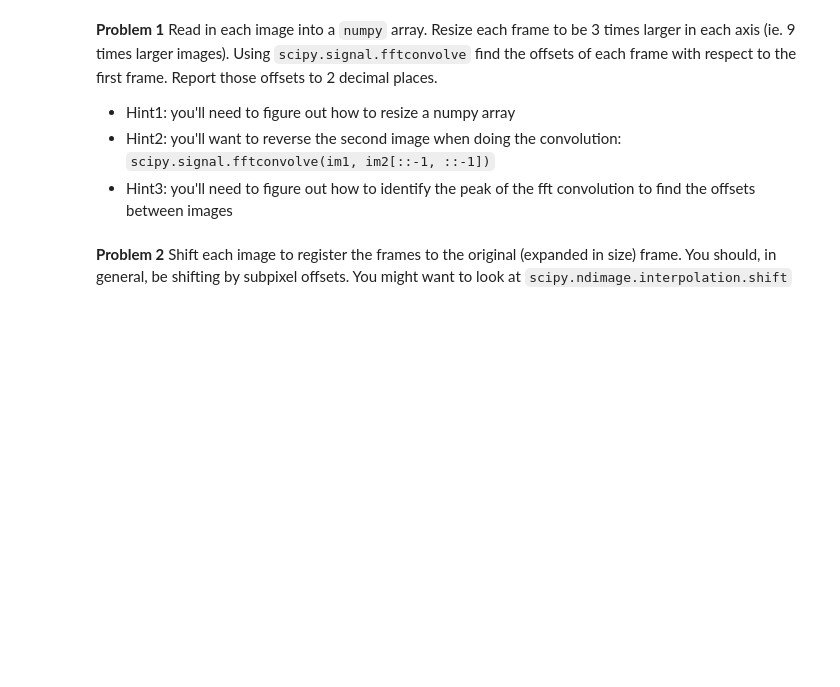
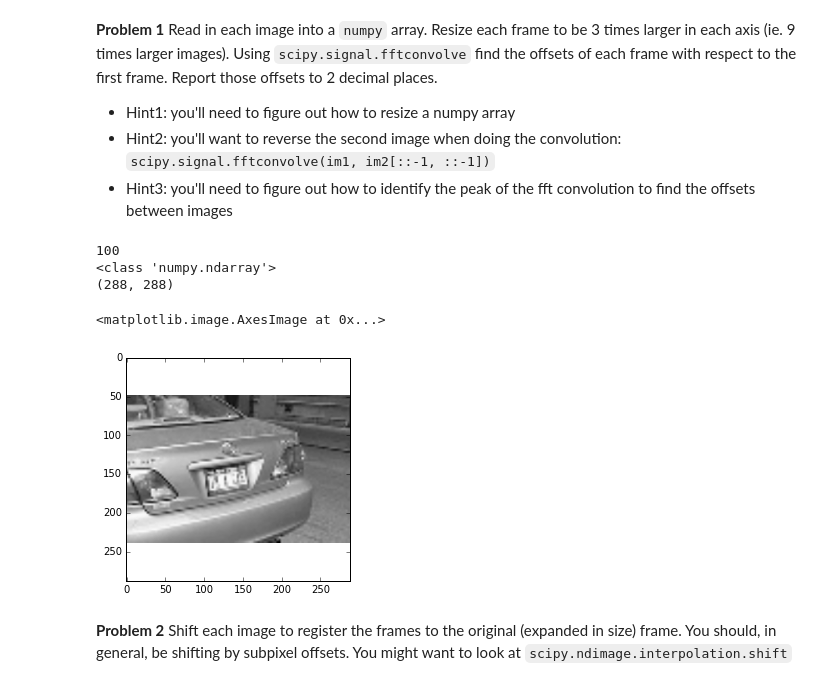
Before and after one commit to cyivy1992/AY250-homeworks, a Jupyter notebook: hw_1/hw_1_assignment.ipynb, the cells around one changed output. Saved outputs shown, nothing was run; the diff lists cells and outputs as text; code cells hidden in the pictures; blank space fills up the shorter version.

```diff
--- a/hw_1/hw_1_assignment.ipynb
+++ b/hw_1/hw_1_assignment.ipynb
@@ -66,6 +66,43 @@ tar -xvzf homework1_data.tgz  # do NOT check this files into git...
    - Hint1: you'll need to figure out how to resize a numpy array
    - Hint2: you'll want to reverse the second image when doing the convolution: `scipy.signal.fftconvolve(im1, im2[::-1, ::-1])`
    - Hint3: you'll need to figure out how to identify the peak of the fft convolution to find the offsets between images
+# %%
+# Here I assume that the "first frame" refers to the image given in the data directory, labeled by im2-1 (instead of the im2-0)
+# All other images are stored at a directory called data, which is located at the same folder as this ipynb file
+
+# Load packages
+from __future__ import absolute_import, division, print_function
+import os
+import numpy as np
+import scipy as sp
+from scipy import ndimage, misc
+
+
+# Read in images to a list of 2-D numpy arrays, all treated as gray-scale
+images = []
+#cwd = os.getcwd()
+#print(cwd)
+for root, dirnames, filenames in os.walk("data"):
+    for filename in filenames:
+        filepath = os.path.join(root, filename)
+        image = ndimage.imread(filepath, flatten=True)
+        images.append(image)
+
+# check
+# print(len(images))
+# print(type(images[0]))
+# print(images[0].shape)
+# import matplotlib.pyplot as plt
+# %matplotlib inline
+# plt.imshow(images[0], cmap=plt.cm.gray)
+
+# Resize to be 3 times
+# %% [output]
+100
+<class 'numpy.ndarray'>
+(288, 288)
+<matplotlib.image.AxesImage at 0x...>
+[figure, added]
 # %% [markdown]
 **Problem 2** Shift each image to register the frames to the original (expanded in size) frame. You should, in general, be shifting by subpixel offsets. You might want to look at `scipy.ndimage.interpolation.shift`
 # %% [markdown]
```
